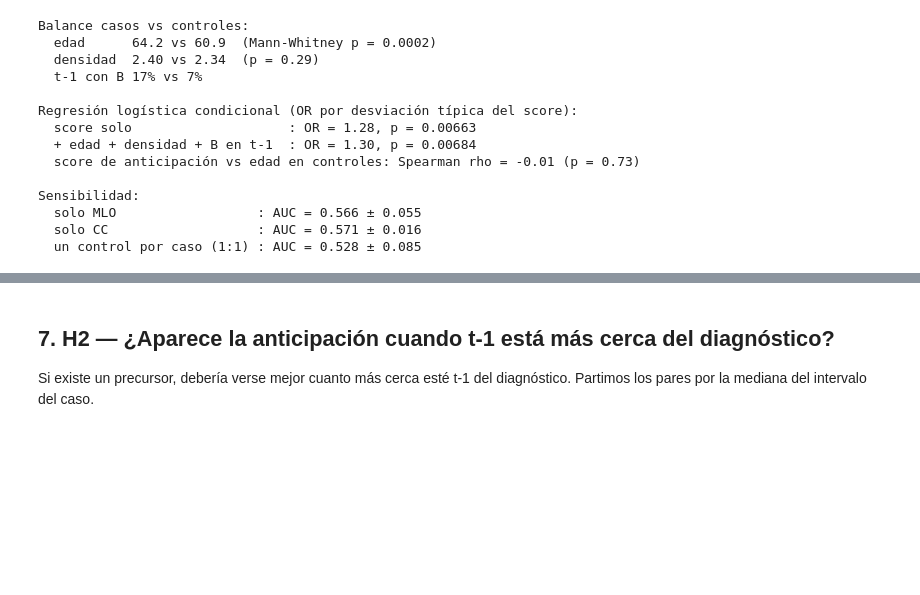
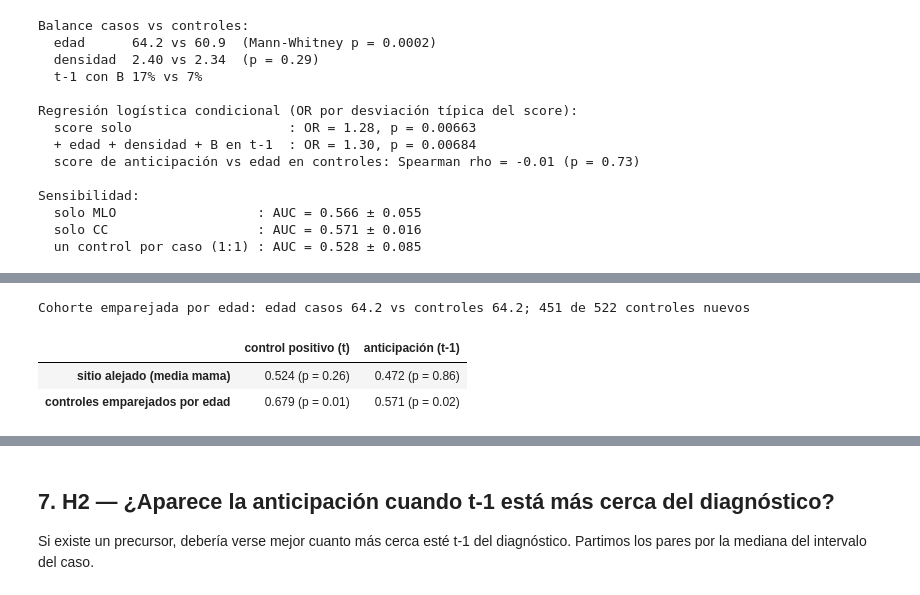
Before and after one commit to nickhernd/mammoviz-tda, a Jupyter notebook: notebooks/03_embed_longitudinal.ipynb, the cells around one changed output, grey strips where cells are left out. Cells and saved outputs as stored; diff of their text form; code cells hidden in the pictures; blank space fills up the shorter version.

```diff
--- a/notebooks/03_embed_longitudinal.ipynb
+++ b/notebooks/03_embed_longitudinal.ipynb
@@ -467,0 +476,27 @@ en una cohorte independiente (CSAW-CC), no un resultado.
+# %%
+MANIFIESTO_EDAD = EMBED_DIR / "longitudinal_manifest_lesion_edad.csv"
+filas_6c = {}
+if MANIFIESTO_LESION.exists():
+    ls.HALF, ls.SHIFT = 256, 0.5
+    f_s, y_s6, g_s6, s_s6 = ls.compute_lesion_cohort_features(m_les, verbose=False)
+    filas_6c["sitio alejado (media mama)"] = {
+        n: ls.permutation_auc(np.stack([f[k] for f in f_s]), y_s6, g_s6, s_s6, n=100)
+        for n, k in [("control positivo (t)", "pi_t1"), ("anticipación (t-1)", "pi_t0")]}
+    ls.SHIFT = 0.0
+if MANIFIESTO_EDAD.exists():
+    m_edad = pd.read_csv(MANIFIESTO_EDAD)
+    f_e, y_e, g_e, s_e = ls.compute_lesion_cohort_features(m_edad, verbose=False)
+    filas_6c["controles emparejados por edad"] = {
+        n: ls.permutation_auc(np.stack([f[k] for f in f_e]), y_e, g_e, s_e, n=100)
+        for n, k in [("control positivo (t)", "pi_t1"), ("anticipación (t-1)", "pi_t0")]}
+    k_e = list(zip(m_edad["empi_anon"], m_edad["acc_t0"]))
+    edad_e = clin["age_at_study"].reindex(k_e).astype(float).values
+    nuevos = len(set(m_edad.loc[y_e == 0, "empi_anon"]) - set(m_les.loc[y_l == 0, "empi_anon"]))
+    print(f"Cohorte emparejada por edad: edad casos {np.nanmean(edad_e[y_e == 1]):.1f} vs controles "
+          f"{np.nanmean(edad_e[y_e == 0]):.1f}; {nuevos} de {int((1 - y_e).sum())} controles nuevos")
+pd.DataFrame({k: {n: f"{a:.3f} (p = {p:.2f})" for n, (a, p) in v.items()} for k, v in filas_6c.items()}).T
+# %% [output]
+Cohorte emparejada por edad: edad casos 64.2 vs controles 64.2; 451 de 522 controles nuevos
+|  | control positivo (t) | anticipación (t-1) |
+| sitio alejado (media mama) | 0.524 (p = 0.26) | 0.472 (p = 0.86) |
+| controles emparejados por edad | 0.679 (p = 0.01) | 0.571 (p = 0.02) |
```
Also changed, not shown: parts of 4 cells of this notebook.
